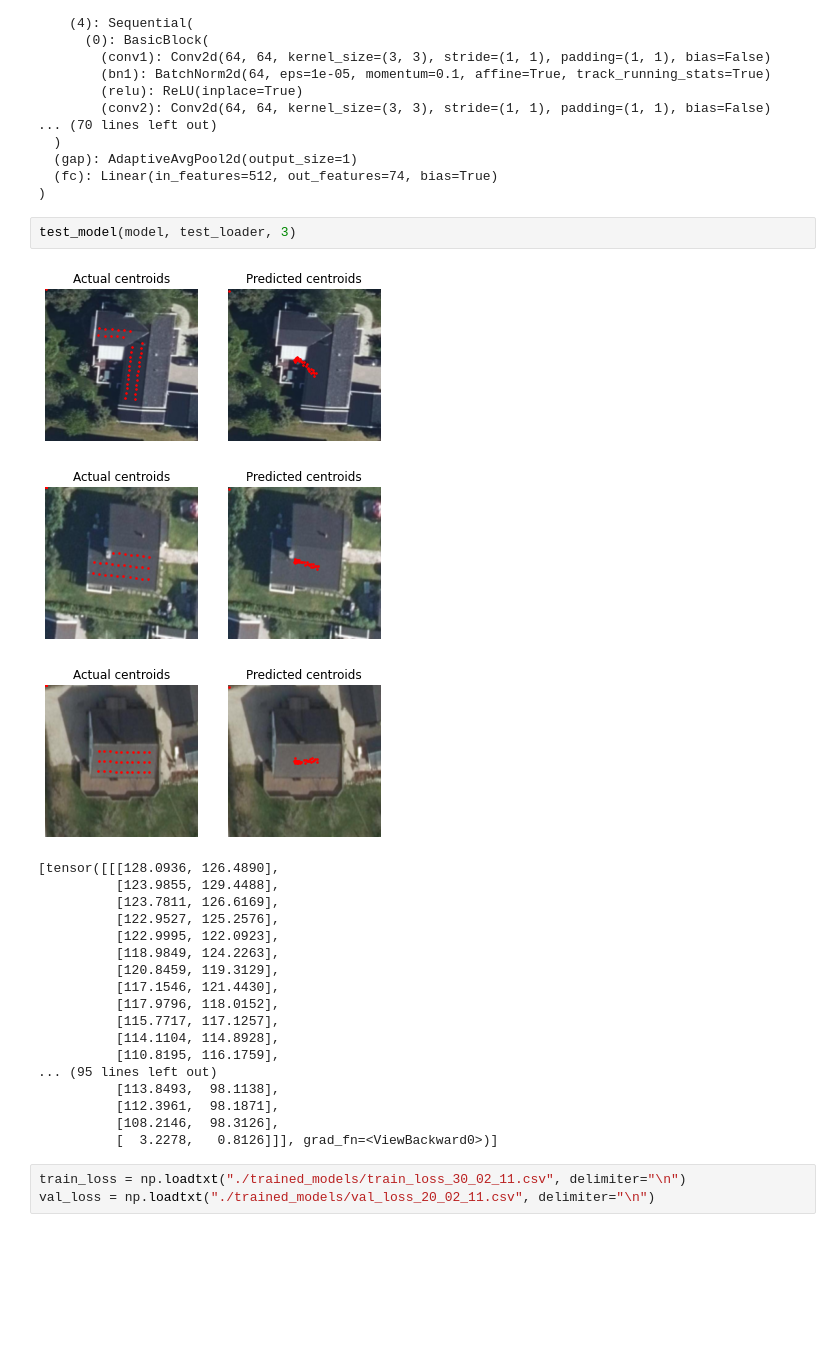
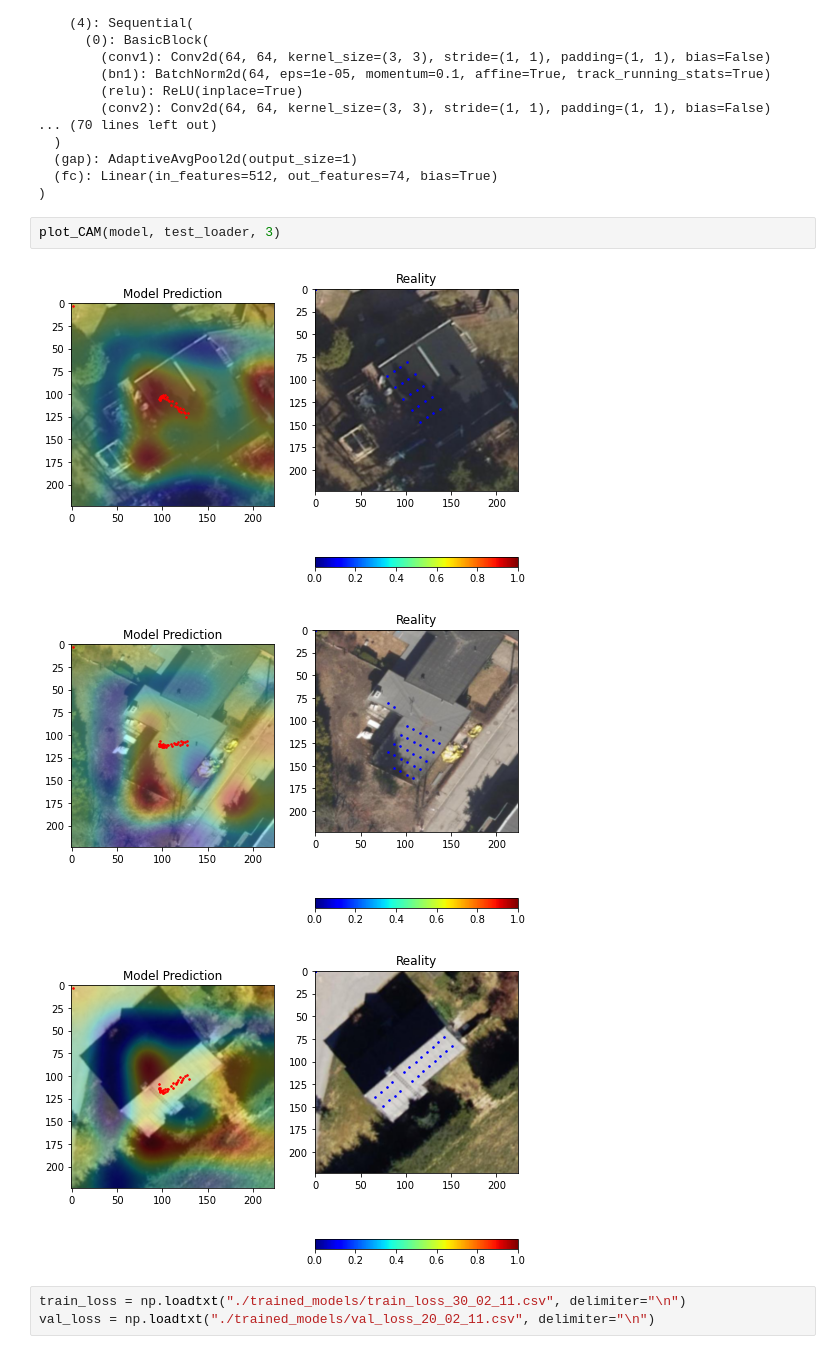
Before and after one commit to WizenPainter/autotetris, a Jupyter notebook: individual_tests/alejandro/alejandro_test.ipynb, the cells around one changed output. Cells and saved outputs as stored; diff of their text form; blank space fills up the shorter version.

```diff
--- a/individual_tests/alejandro/alejandro_test.ipynb
+++ b/individual_tests/alejandro/alejandro_test.ipynb
@@ -196,28 +196,11 @@ Resnet18_GAP(
   (fc): Linear(in_features=512, out_features=74, bias=True)
 )
 # %%
-test_model(model, test_loader, 3)
+plot_CAM(model, test_loader, 3)
 # %% [output]
-[figure, old version]
+[figure, new version]
-[figure, old version]
+[figure, new version]
-[figure, old version]
+[figure, new version]
-[tensor([[[128.0936, 126.4890],
-          [123.9855, 129.4488],
-          [123.7811, 126.6169],
-          [122.9527, 125.2576],
-          [122.9995, 122.0923],
-          [118.9849, 124.2263],
-          [120.8459, 119.3129],
-          [117.1546, 121.4430],
-          [117.9796, 118.0152],
-          [115.7717, 117.1257],
-          [114.1104, 114.8928],
-          [110.8195, 116.1759],
-... (95 lines left out)
-          [113.8493,  98.1138],
-          [112.3961,  98.1871],
-          [108.2146,  98.3126],
-          [  3.2278,   0.8126]]], grad_fn=<ViewBackward0>)]
 # %%
 train_loss = np.loadtxt("./trained_models/train_loss_30_02_11.csv", delimiter="\n")
 val_loss = np.loadtxt("./trained_models/val_loss_20_02_11.csv", delimiter="\n")
```
Also changed, not shown: parts of 1 cell of this notebook, 1 other file.
